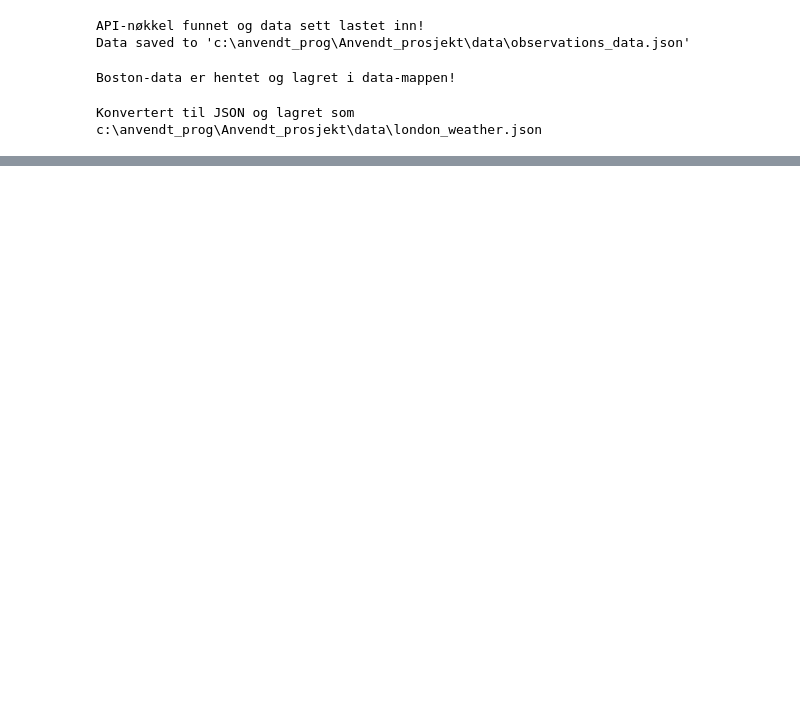
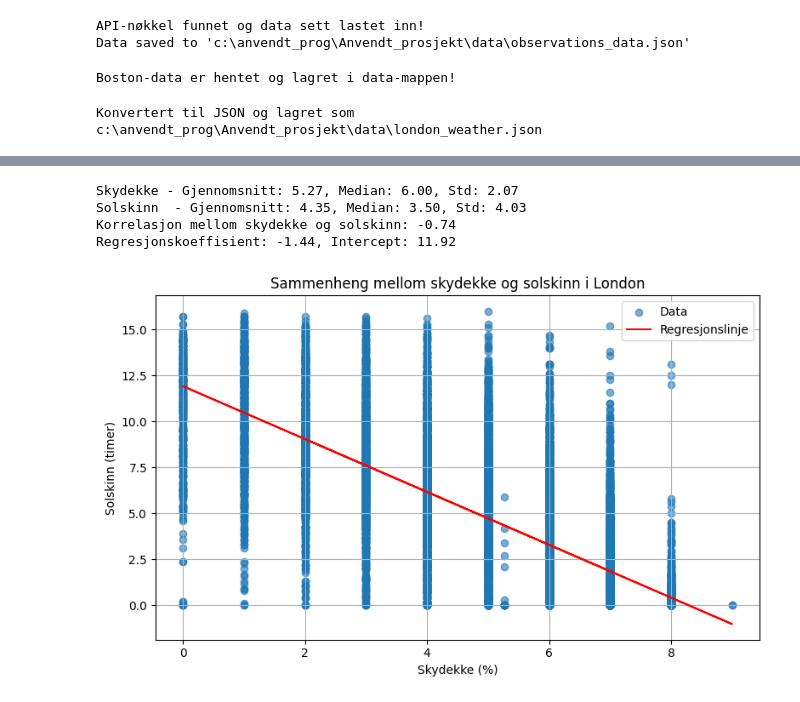
Before and after one commit to IngridAmaliee/Miljo_data_analyse, a Jupyter notebook: src/main.ipynb, the cells around one changed output, grey strips where cells are left out. Saved outputs shown, nothing was run; the diff lists cells and outputs as text; code cells hidden in the pictures; blank space fills up the shorter version.

```diff
--- a/src/main.ipynb
+++ b/src/main.ipynb
@@ -77,0 +182,16 @@ Konvertert til JSON og lagret som c:\anvendt_prog\Anvendt_prosjekt\data\london_w
+# %%
+
+# Importer og bruk funksjonen for analyse av skydekke og solskinn
+import sys
+import os
+sys.path.append(os.path.abspath(os.path.join(os.getcwd(), '..', 'Visualisering')))
+from sammenlign_variabler import analyser_skydekke_solskinn
+
+# Kjør analysen på renset London-data
+analyser_skydekke_solskinn(os.path.abspath(os.path.join('..', 'data', 'updated_london_weather.json')))
+# %% [output]
+Skydekke - Gjennomsnitt: 5.27, Median: 6.00, Std: 2.07
+Solskinn  - Gjennomsnitt: 4.35, Median: 3.50, Std: 4.03
+Korrelasjon mellom skydekke og solskinn: -0.74
+Regresjonskoeffisient: -1.44, Intercept: 11.92
+[figure, added]
```
Also changed, not shown: parts of 10 cells of this notebook.
